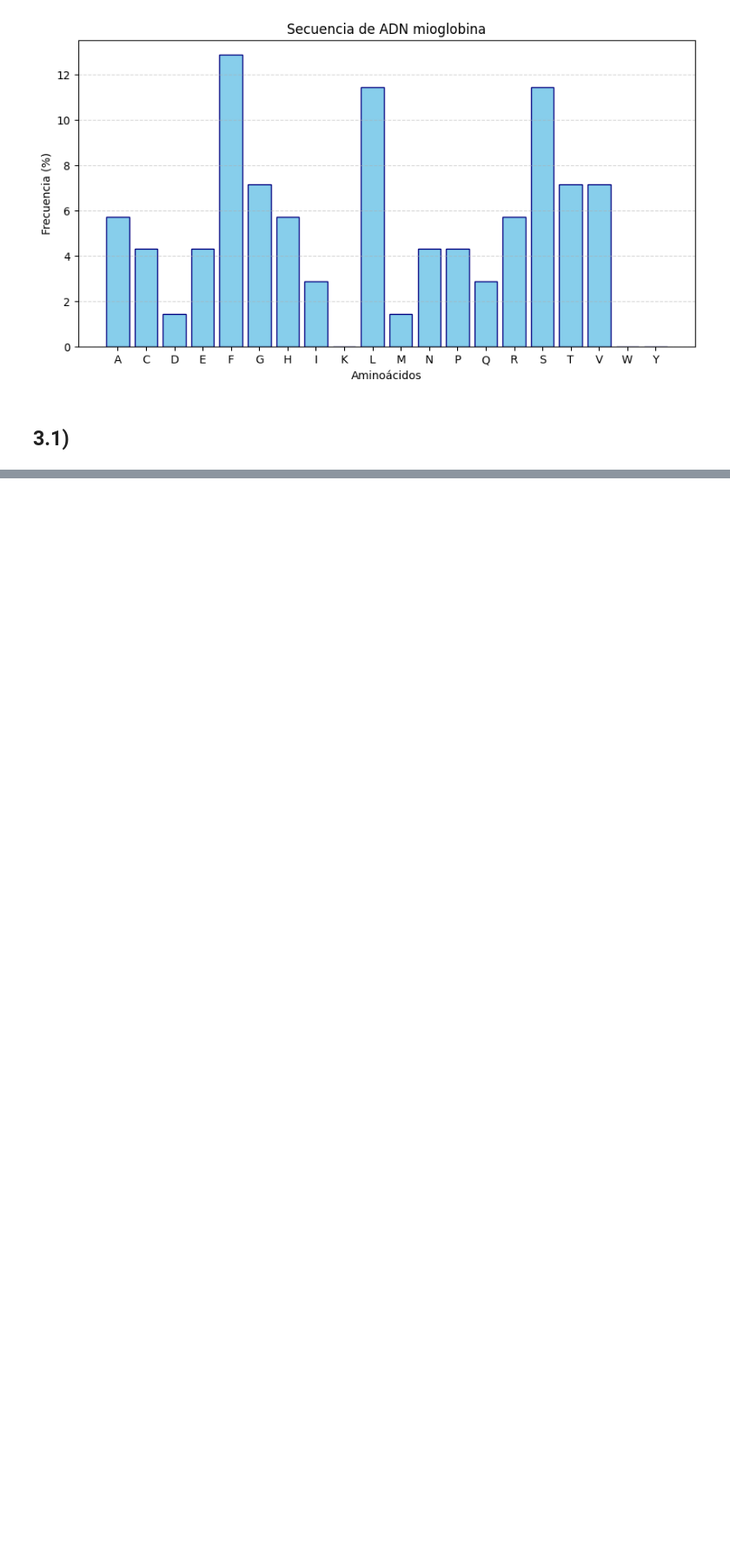
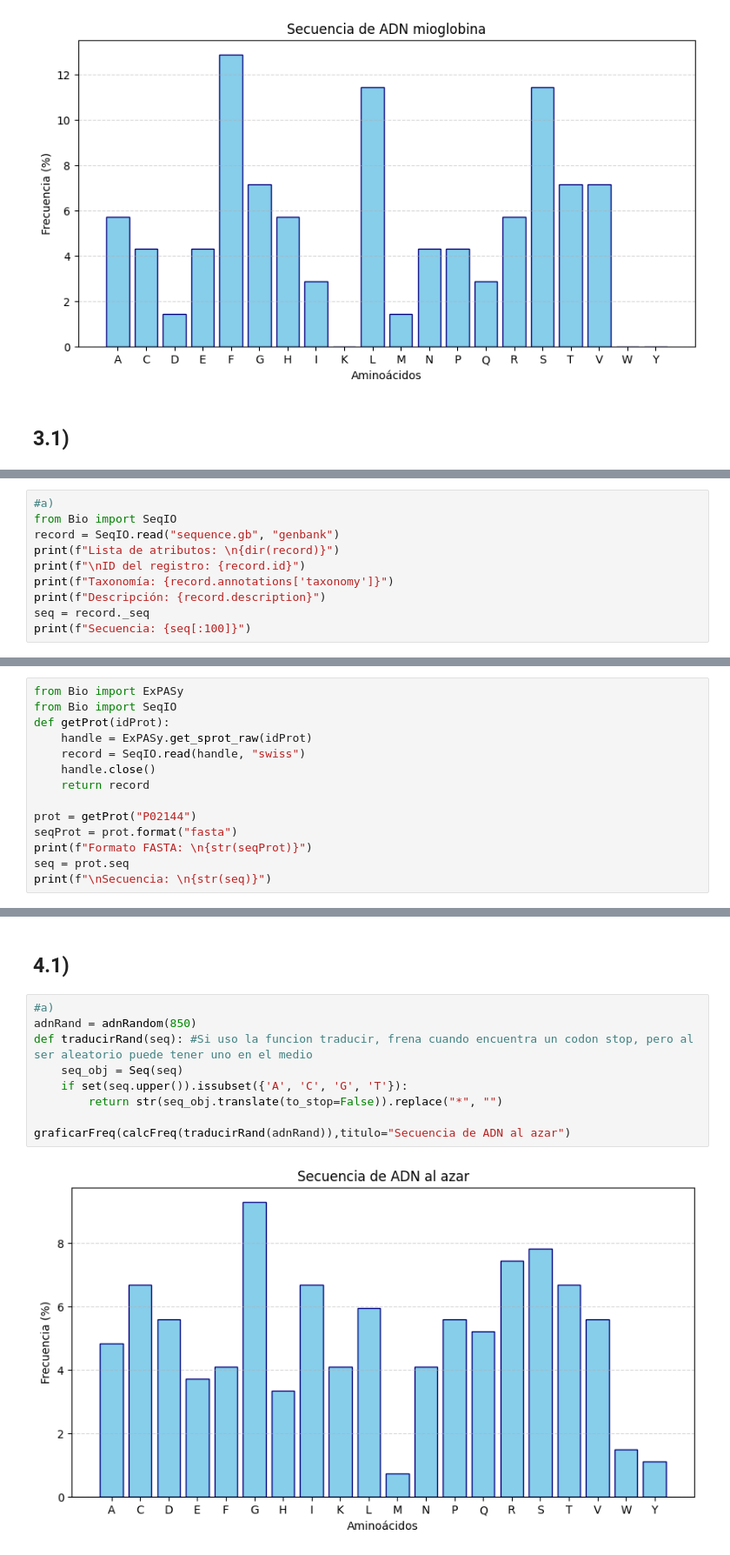
Before and after one commit to Nicowkra/BioInfoTps, a Jupyter notebook: TP1/TP1.ipynb, the cells around one changed output, grey strips where cells are left out. Shown at 87% size. Saved outputs shown, nothing was run; the diff lists cells and outputs as text; blank space fills up the shorter version.

```diff
--- a/TP1/TP1.ipynb
+++ b/TP1/TP1.ipynb
@@ -523,0 +581,10 @@ Seq('AGTACACTGGT')
+# %%
+#a)
+from Bio import SeqIO
+record = SeqIO.read("sequence.gb", "genbank")
+print(f"Lista de atributos: \n{dir(record)}")
+print(f"\nID del registro: {record.id}")
+print(f"Taxonomía: {record.annotations['taxonomy']}")
+print(f"Descripción: {record.description}")
+seq = record._seq
+print(f"Secuencia: {seq[:100]}")
@@ -523,0 +622,14 @@ Seq('AGTACACTGGT')
+# %%
+from Bio import ExPASy
+from Bio import SeqIO
+def getProt(idProt):
+    handle = ExPASy.get_sprot_raw(idProt)
+    record = SeqIO.read(handle, "swiss")
+    handle.close()
+    return record
+
+prot = getProt("P02144")
+seqProt = prot.format("fasta")
+print(f"Formato FASTA: \n{str(seqProt)}")
+seq = prot.seq
+print(f"\nSecuencia: \n{str(seq)}")
@@ -523,0 +646,13 @@ Seq('AGTACACTGGT')
+# %% [markdown]
+## 4.1)
+# %%
+#a)
+adnRand = adnRandom(850)
+def traducirRand(seq): #Si uso la funcion traducir, frena cuando encuentra un codon stop, pero al ser aleatorio puede tener uno en el medio
+    seq_obj = Seq(seq)
+    if set(seq.upper()).issubset({'A', 'C', 'G', 'T'}):
+        return str(seq_obj.translate(to_stop=False)).replace("*", "")
+
+graficarFreq(calcFreq(traducirRand(adnRand)),titulo="Secuencia de ADN al azar")
+# %% [output]
+[figure, added]
```
Also changed, not shown: parts of 19 cells of this notebook, 6 other files.
